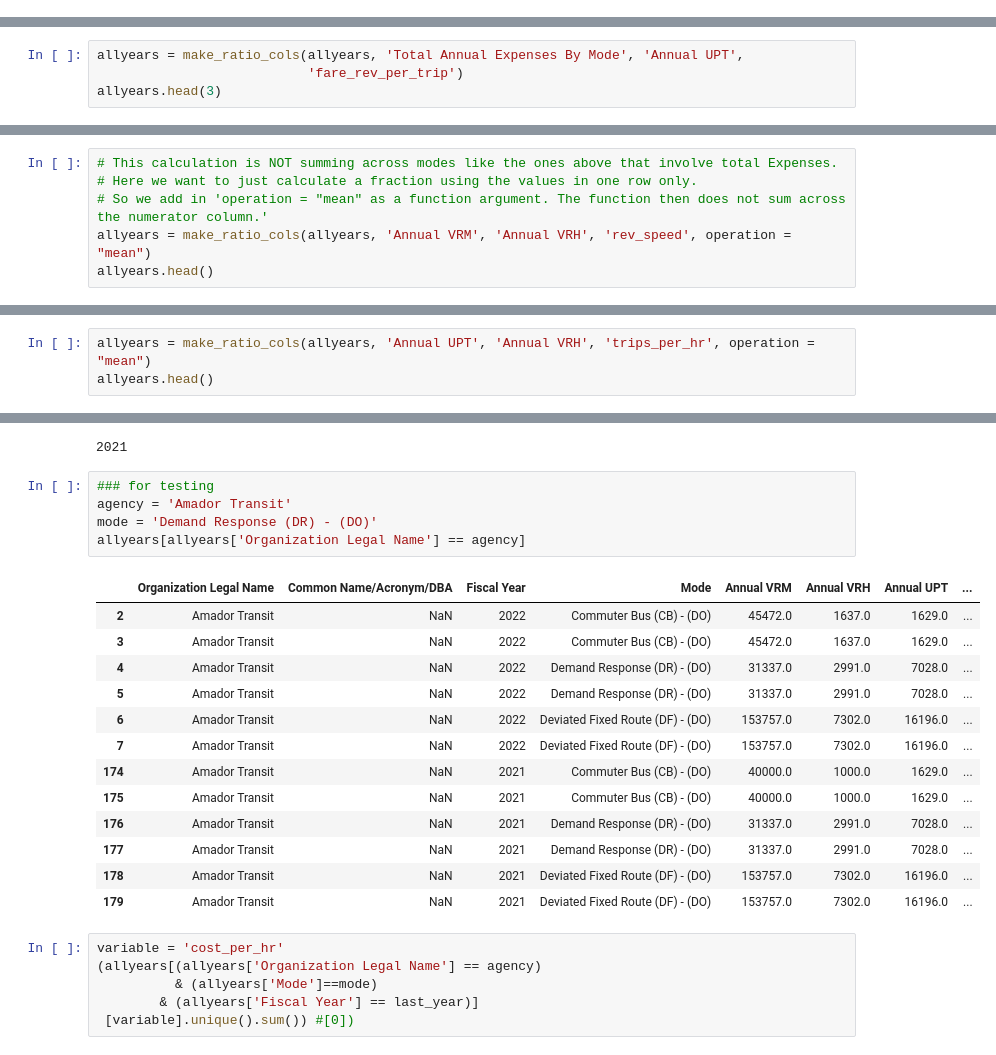
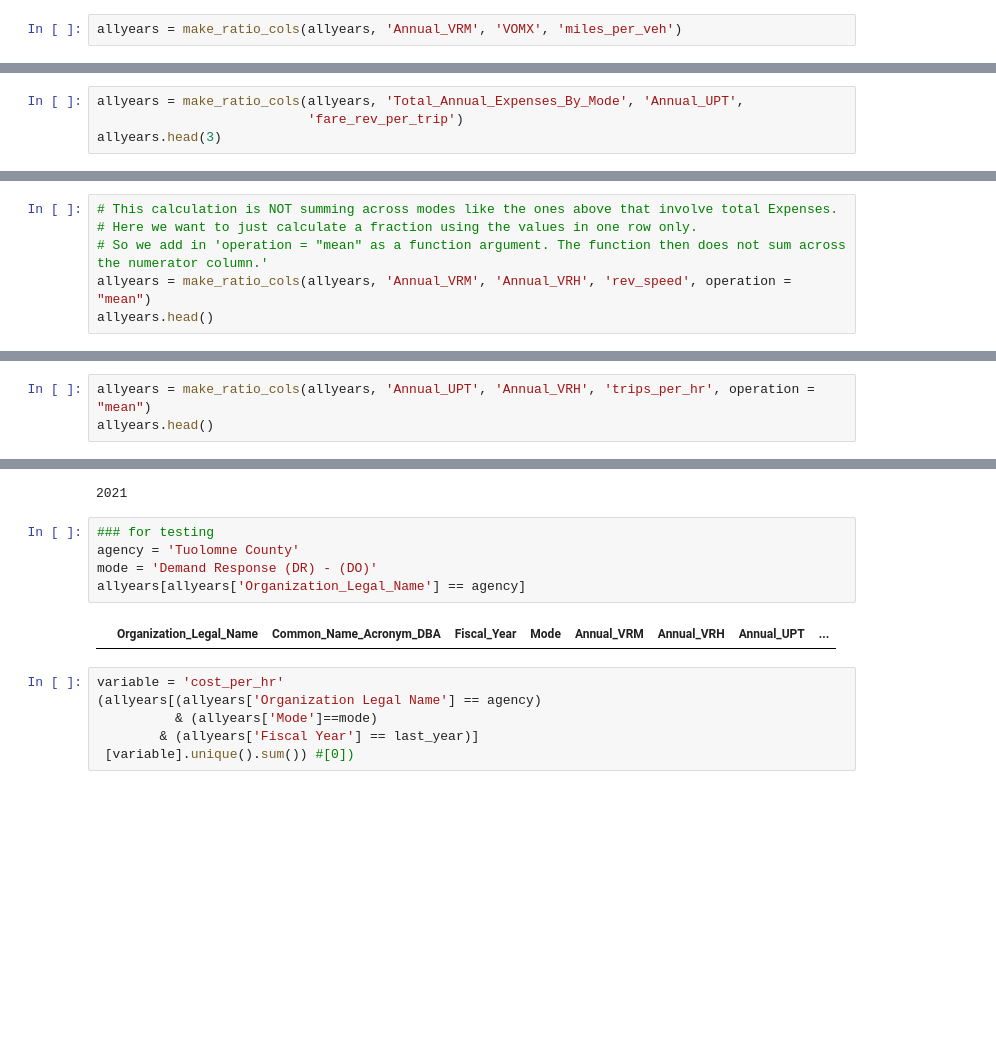
Before and after one commit to cal-itp/ntd-modernization, a Jupyter notebook: validation_tool/notebooks/3_rr20_service_validation_development.ipynb, the cells around one changed output, grey strips where cells are left out. Drawn from its saved outputs; the diff is of its cells as text; blank space fills up the shorter version.

Commit message:
fix service ratio checks

```diff
--- a/validation_tool/notebooks/3_rr20_service_validation_development.ipynb
+++ b/validation_tool/notebooks/3_rr20_service_validation_development.ipynb
@@ -333,0 +654,2 @@ allyears.head()
+# %%
+allyears = make_ratio_cols(allyears, 'Annual_VRM', 'VOMX', 'miles_per_veh')
@@ -334,5 +661,5 @@ allyears.head()
 # %%
-allyears = make_ratio_cols(allyears, 'Total Annual Expenses By Mode', 'Annual UPT',
+allyears = make_ratio_cols(allyears, 'Total_Annual_Expenses_By_Mode', 'Annual_UPT',
                            'fare_rev_per_trip')
 allyears.head(3)
 # %% [output]
@@ -344,5 +671,5 @@ allyears.head(3)
 # This calculation is NOT summing across modes like the ones above that involve total Expenses.
 # Here we want to just calculate a fraction using the values in one row only.
 # So we add in 'operation = "mean" as a function argument. The function then does not sum across the numerator column.'
-allyears = make_ratio_cols(allyears, 'Annual VRM', 'Annual VRH', 'rev_speed', operation = "mean")
+allyears = make_ratio_cols(allyears, 'Annual_VRM', 'Annual_VRH', 'rev_speed', operation = "mean")
 allyears.head()
@@ -359,6 +679,6 @@ allyears.head()
 # %% [output]
 16.152410575427684
 # %%
-allyears = make_ratio_cols(allyears, 'Annual UPT', 'Annual VRH', 'trips_per_hr', operation = "mean")
+allyears = make_ratio_cols(allyears, 'Annual_UPT', 'Annual_VRH', 'trips_per_hr', operation = "mean")
 allyears.head()
 # %% [output]
@@ -391,23 +728,11 @@ agencies = data['Organization Legal Name'].unique()
 2021
 # %%
 ### for testing
-agency = 'Amador Transit'
+agency = 'Tuolomne County'
 mode = 'Demand Response (DR) - (DO)'
-allyears[allyears['Organization Legal Name'] == agency]
+allyears[allyears['Organization_Legal_Name'] == agency]
 # %% [output]
-|  | Organization Legal Name | Common Name/Acronym/DBA | Fiscal Year | Mode | Annual VRM | Annual VRH | Annual UPT | ... |
-| 2 | Amador Transit | NaN | 2022 | Commuter Bus (CB) - (DO) | 45472.0 | 1637.0 | 1629.0 | ... |
-| 3 | Amador Transit | NaN | 2022 | Commuter Bus (CB) - (DO) | 45472.0 | 1637.0 | 1629.0 | ... |
-| 4 | Amador Transit | NaN | 2022 | Demand Response (DR) - (DO) | 31337.0 | 2991.0 | 7028.0 | ... |
-| 5 | Amador Transit | NaN | 2022 | Demand Response (DR) - (DO) | 31337.0 | 2991.0 | 7028.0 | ... |
-| 6 | Amador Transit | NaN | 2022 | Deviated Fixed Route (DF) - (DO) | 153757.0 | 7302.0 | 16196.0 | ... |
-| 7 | Amador Transit | NaN | 2022 | Deviated Fixed Route (DF) - (DO) | 153757.0 | 7302.0 | 16196.0 | ... |
-| 174 | Amador Transit | NaN | 2021 | Commuter Bus (CB) - (DO) | 40000.0 | 1000.0 | 1629.0 | ... |
-| 175 | Amador Transit | NaN | 2021 | Commuter Bus (CB) - (DO) | 40000.0 | 1000.0 | 1629.0 | ... |
-| 176 | Amador Transit | NaN | 2021 | Demand Response (DR) - (DO) | 31337.0 | 2991.0 | 7028.0 | ... |
-| 177 | Amador Transit | NaN | 2021 | Demand Response (DR) - (DO) | 31337.0 | 2991.0 | 7028.0 | ... |
-| 178 | Amador Transit | NaN | 2021 | Deviated Fixed Route (DF) - (DO) | 153757.0 | 7302.0 | 16196.0 | ... |
-| 179 | Amador Transit | NaN | 2021 | Deviated Fixed Route (DF) - (DO) | 153757.0 | 7302.0 | 16196.0 | ... |
+|  | Organization_Legal_Name | Common_Name_Acronym_DBA | Fiscal_Year | Mode | Annual_VRM | Annual_VRH | Annual_UPT | ... |
 # %%
 variable = 'cost_per_hr'
 (allyears[(allyears['Organization Legal Name'] == agency)
```
Also changed, not shown: parts of 54 cells of this notebook, 2 other files.
